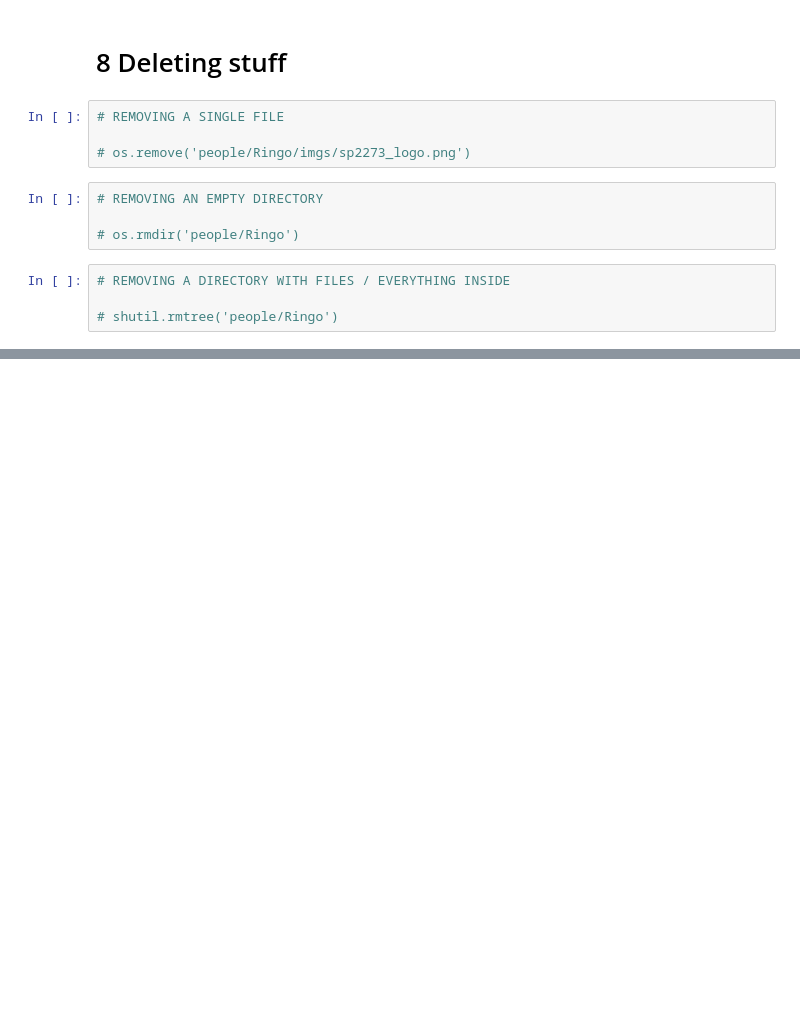
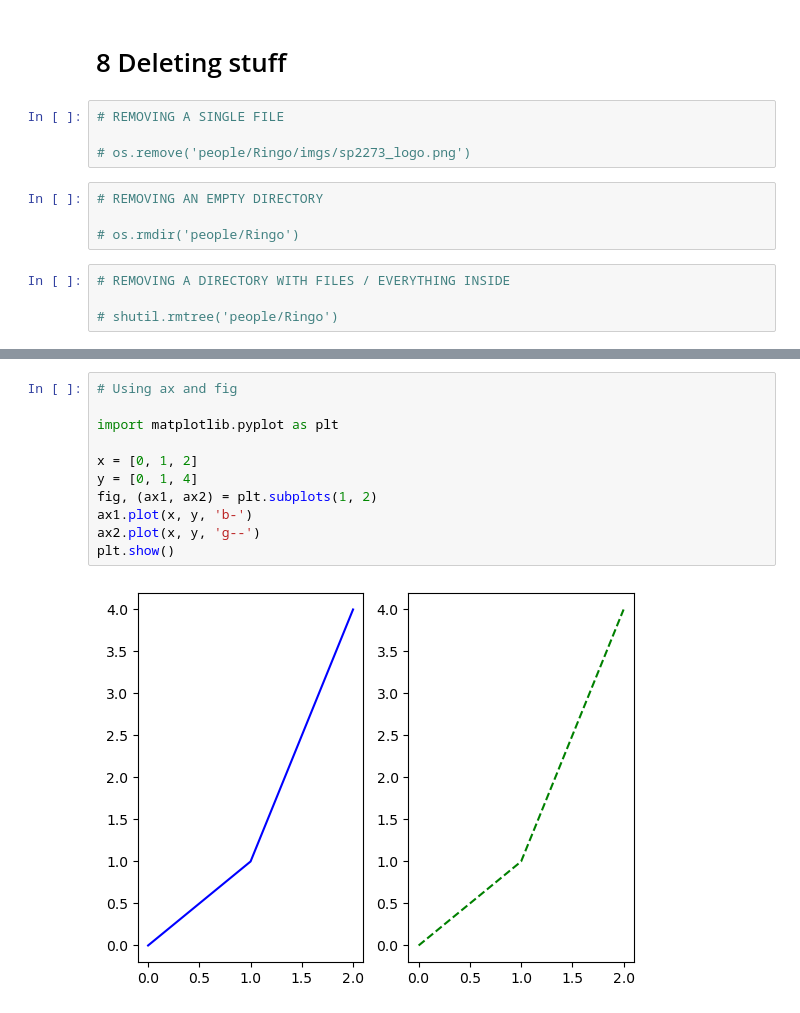
Before and after one commit to SPS-SP2273/learning-portfolio-jaydenliou-del, a Jupyter notebook: 6.1_files,_folders_&_os/files,_folders_&_os_(need).ipynb, the cells around one changed output, grey strips where cells are left out. Drawn from its saved outputs; the diff is of its cells as text; blank space fills up the shorter version.

```diff
--- a/6.1_files,_folders_&_os/files,_folders_&_os_(need).ipynb
+++ b/6.1_files,_folders_&_os/files,_folders_&_os_(need).ipynb
@@ -307,0 +384,13 @@ people/Ringo/imgs
+# %%
+# Using ax and fig
+
+import matplotlib.pyplot as plt
+
+x = [0, 1, 2]
+y = [0, 1, 4]
+fig, (ax1, ax2) = plt.subplots(1, 2)
+ax1.plot(x, y, 'b-')
+ax2.plot(x, y, 'g--')
+plt.show()
+# %% [output]
+[figure, added]
```
Also changed, not shown: parts of 4 cells of this notebook, 12 other files.
